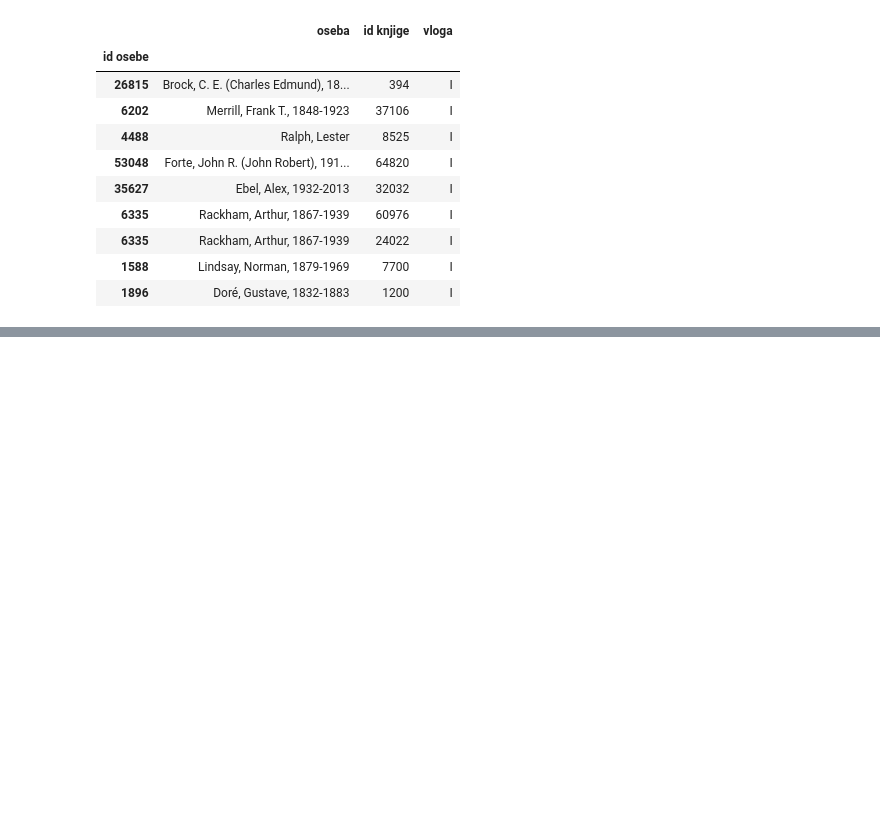
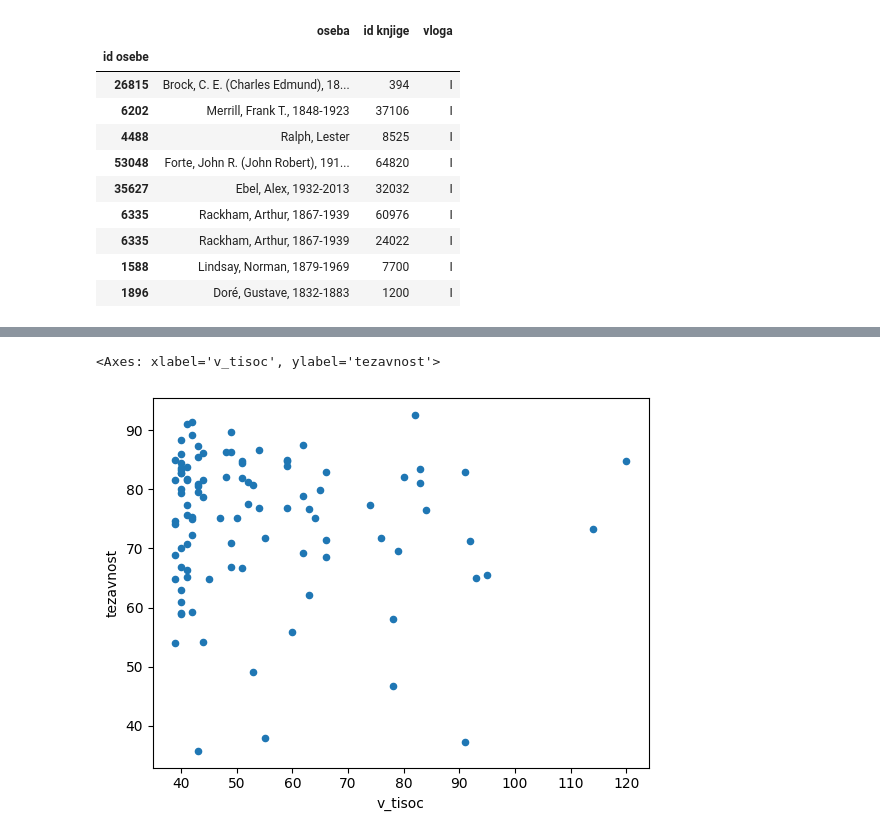
Before and after one commit to K-Larisa/seminarska-UVP, a Jupyter notebook: analiza_podatkov.ipynb, the cells around one changed output, grey strips where cells are left out. Drawn from its saved outputs; the diff is of its cells as text; code cells hidden in the pictures; blank space fills up the shorter version.

```diff
--- a/analiza_podatkov.ipynb
+++ b/analiza_podatkov.ipynb
@@ -132,0 +164,3 @@ ilustratorji
+# %%
+knjige["v_tisoc"] = (knjige["stevilo prenosov"] // 1000)
+knjige
@@ -132,0 +182,6 @@ ilustratorji
+# %%
+stevilo_prenosov_glede_na_tezavnost = knjige[["v_tisoc", "tezavnost"]]
+stevilo_prenosov_glede_na_tezavnost.plot.scatter(x="v_tisoc", y="tezavnost", title="")
+# %% [output]
+<Axes: xlabel='v_tisoc', ylabel='tezavnost'>
+[figure, added]
```
Also changed, not shown: parts of 4 cells of this notebook.
